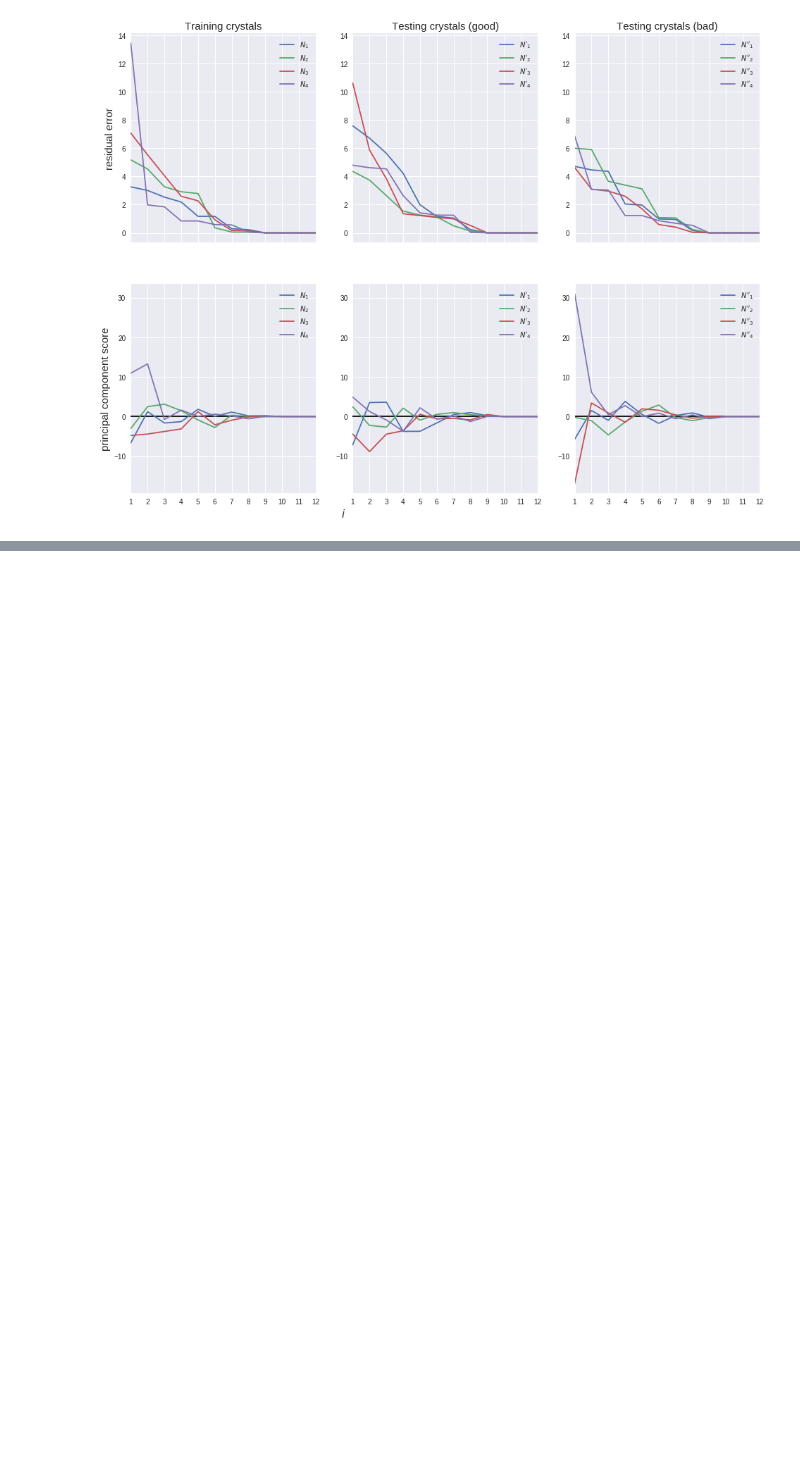
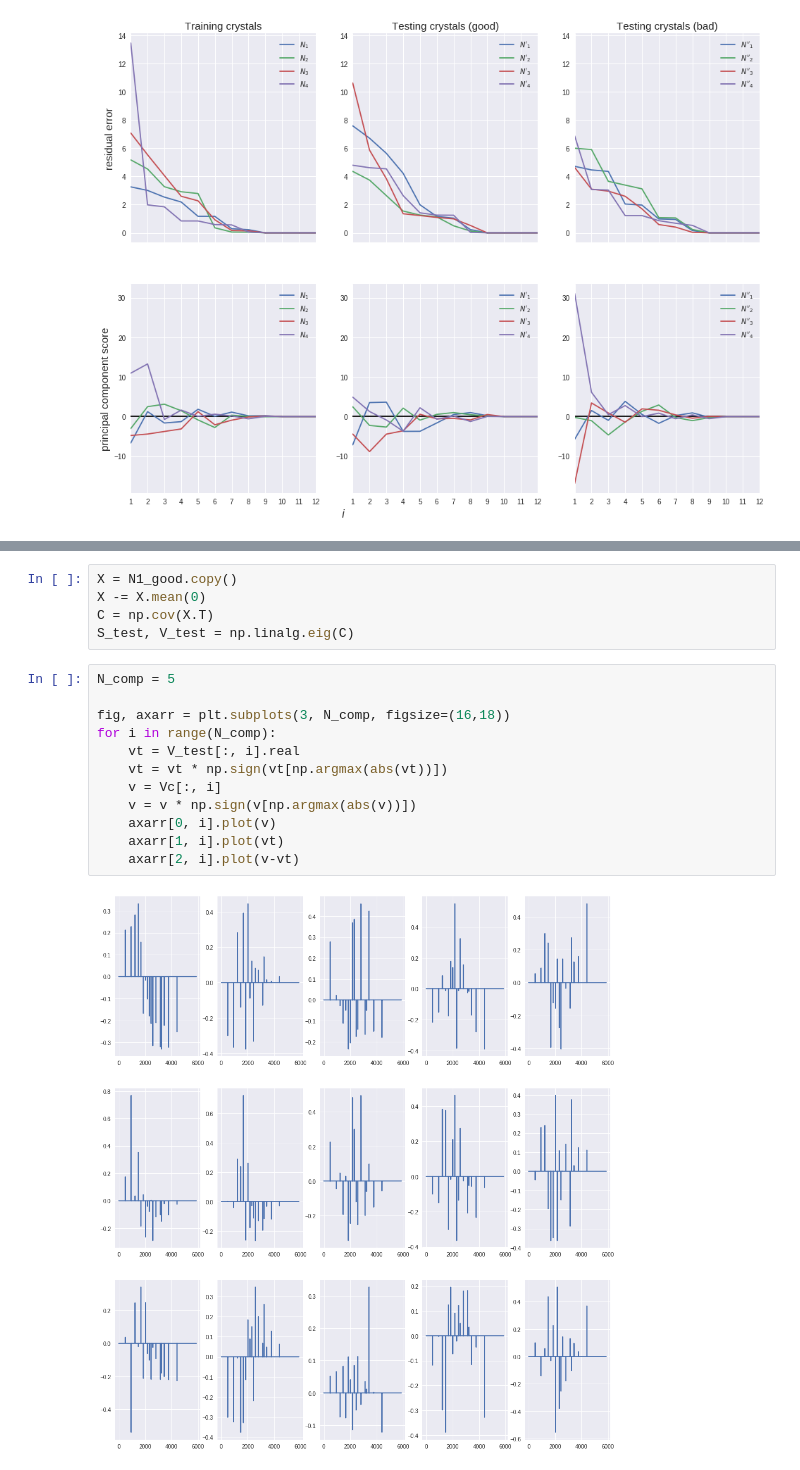
Before and after one commit to SamKChang/20170406_alchemy_optimization, a Jupyter notebook: analysis/Note_on_rdf.ipynb, the cells around one changed output, grey strips where cells are left out. Drawn from its saved outputs; the diff is of its cells as text; blank space fills up the shorter version.

```diff
--- a/analysis/Note_on_rdf.ipynb
+++ b/analysis/Note_on_rdf.ipynb
@@ -641,0 +795,19 @@ axarr[-1, -1].legend(loc=(-5, 0.5), fontsize=15)
+# %%
+X = N1_good.copy()
+X -= X.mean(0)
+C = np.cov(X.T)
+S_test, V_test = np.linalg.eig(C)
+# %%
+N_comp = 5
+
+fig, axarr = plt.subplots(3, N_comp, figsize=(16,18))
+for i in range(N_comp):
+    vt = V_test[:, i].real
+    vt = vt * np.sign(vt[np.argmax(abs(vt))])
+    v = Vc[:, i]
+    v = v * np.sign(v[np.argmax(abs(v))])
+    axarr[0, i].plot(v)
+    axarr[1, i].plot(vt)
+    axarr[2, i].plot(v-vt)
+# %% [output]
+[figure, added]
```
Also changed, not shown: parts of 14 cells of this notebook.
